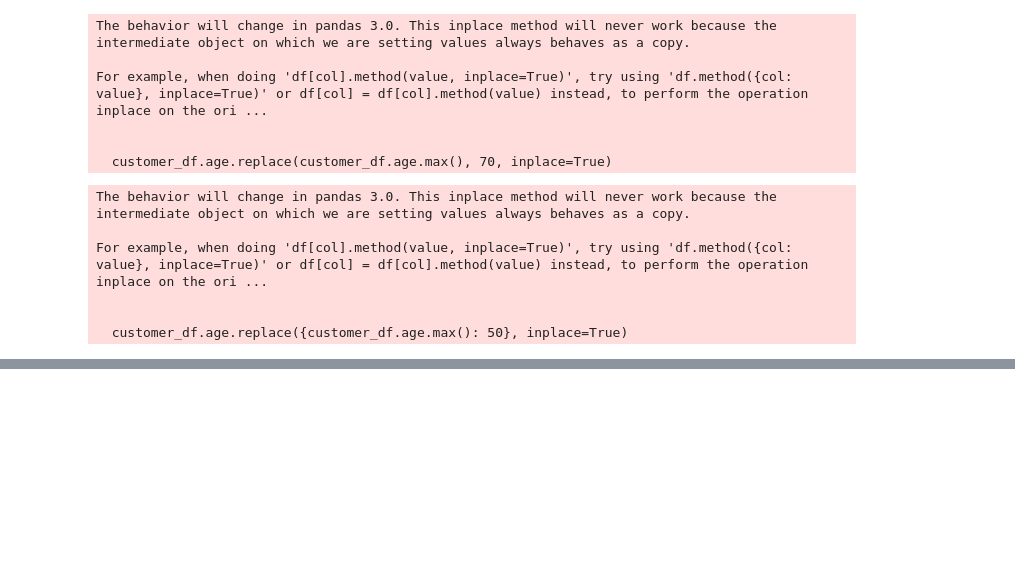
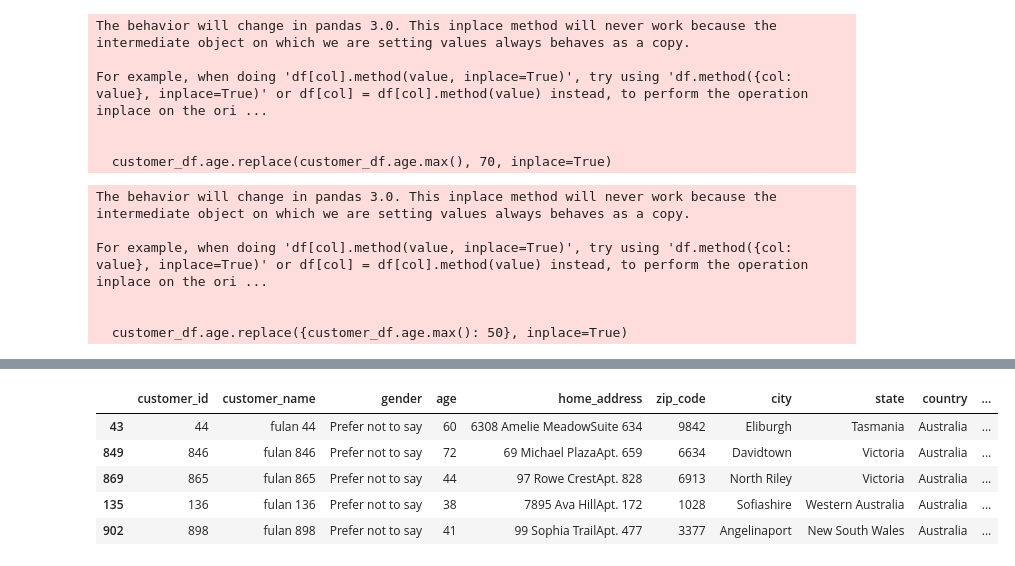
Before and after one commit to FauzanNR/dicoding-data-analysis, a Jupyter notebook: Dicoding_Data_analyst.ipynb, the cells around one changed output, grey strips where cells are left out. Saved outputs shown, nothing was run; the diff lists cells and outputs as text; code cells hidden in the pictures; blank space fills up the shorter version.

```diff
--- a/Dicoding_Data_analyst.ipynb
+++ b/Dicoding_Data_analyst.ipynb
@@ -226,0 +261,6 @@ For example, when doing 'df[col].method(value, inplace=True)', try using 'df.met
+# %%
+orders_df["order_date"] = pd.to_datetime(orders_df.order_date)
+orders_df["delivery_date"] = pd.to_datetime(orders_df.delivery_date)
+delivery_time = orders_df["delivery_date"] - orders_df["order_date"]
+delivery_time = delivery_time.apply(lambda x: x.total_seconds())
+orders_df["delivery_time"] = round(delivery_time/86400)
@@ -226,0 +296,11 @@ For example, when doing 'df[col].method(value, inplace=True)', try using 'df.met
+# %%
+customer_id_in_orders_df =  orders_df.customer_id.tolist()
+customer_df["status"] = customer_df["customer_id"].apply(lambda x: "Active" if x in customer_id_in_orders_df else "Non Active")
+customer_df.sample(5)
+# %% [output]
+|  | customer_id | customer_name | gender | age | home_address | zip_code | city | state | country | ... |
+| 43 | 44 | fulan 44 | Prefer not to say | 60 | 6308 Amelie MeadowSuite 634 | 9842 | Eliburgh | Tasmania | Australia | ... |
+| 849 | 846 | fulan 846 | Prefer not to say | 72 | 69 Michael PlazaApt. 659 | 6634 | Davidtown | Victoria | Australia | ... |
+| 869 | 865 | fulan 865 | Prefer not to say | 44 | 97 Rowe CrestApt. 828 | 6913 | North Riley | Victoria | Australia | ... |
+| 135 | 136 | fulan 136 | Prefer not to say | 38 | 7895 Ava HillApt. 172 | 1028 | Sofiashire | Western Australia | Australia | ... |
+| 902 | 898 | fulan 898 | Prefer not to say | 41 | 99 Sophia TrailApt. 477 | 3377 | Angelinaport | New South Wales | Australia | ... |
```
Also changed, not shown: parts of 9 cells of this notebook.
